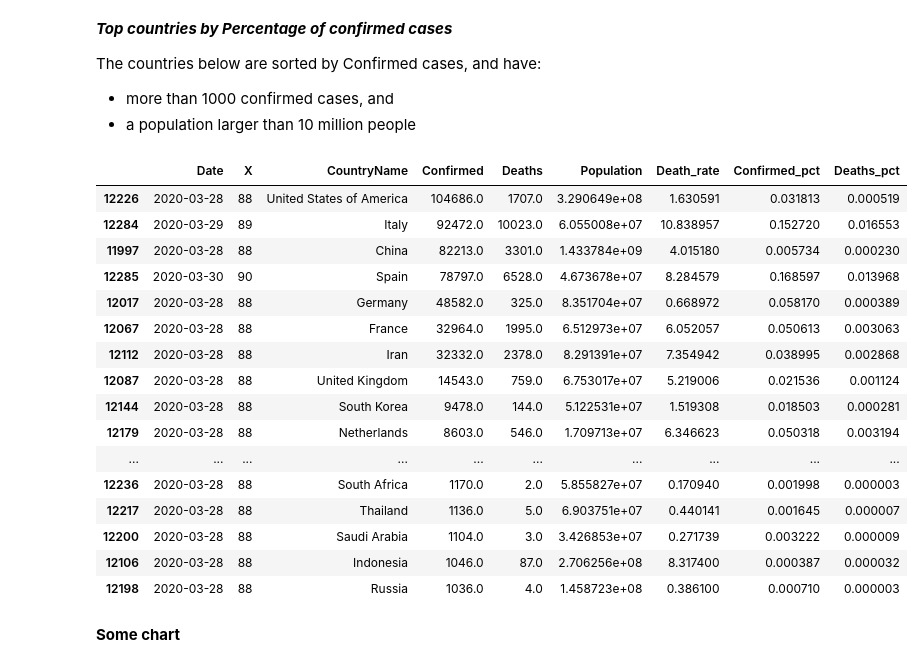
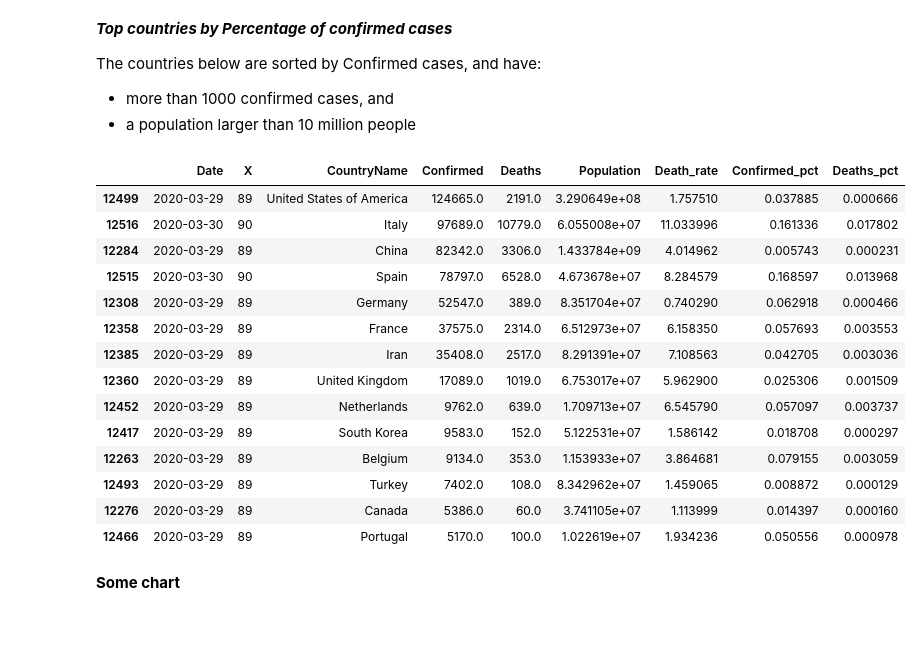
Before and after one commit to Covid-Analytics/covidanalytics.org, a Jupyter notebook: analysis/Covid19_world.ipynb, the cells around one changed output. Drawn from its saved outputs; the diff is of its cells as text; code cells hidden in the pictures; blank space fills up the shorter version.

```diff
--- a/analysis/Covid19_world.ipynb
+++ b/analysis/Covid19_world.ipynb
@@ -103,50 +104,48 @@ def oc__get_countries_by_day(df):
     # [select columns] take only the columns we care about
     df = df.loc[:, ['Date', 'X', 'CountryName', 'Confirmed', 'Deaths', 'Population']]
 
     # [add columns] normalize Confirmed and Deaths to the population (%)
     df['Death_rate'] = 100 * df['Deaths'] / df['Confirmed']
     df['Confirmed_pct'] = 100 * df['Confirmed'] / df['Population']
     df['Deaths_pct'] = 100 * df['Deaths'] / df['Population']
     return df
 
 
-def oc__get_ranked_countries(df, metric='Confirmed', min_population=10E+06, min_confirmed=1000):
+def oc__get_ranked_countries(df, metric='Confirmed', min_population=10E+06, min_confirmed=5000):
     # [unique] use the last frame of data (the freshest), unique by country
     df = df.drop_duplicates('CountryName', keep='last')
 
     # [snr] remove countries with fewer than this people
     df = df[df['Population'] > min_population]
 
     # [snr] remove countries with fewer than these cases
     df = df[df['Confirmed'] > min_confirmed]
 
     # [sort] by the metric, descending
     df = df.sort_values(metric, ascending=False)
     return df
 
 
 # get clean daily data for all countries from the 'Open-Covid-19' dataset
 countries_daily = oc__get_countries_by_day(df_oc)
 countries_ranked = oc__get_ranked_countries(countries_daily, metric='Confirmed')
 countries_ranked
 # %% [output]
 |  | Date | X | CountryName | Confirmed | Deaths | Population | Death_rate | Confirmed_pct | Deaths_pct |
-| 12226 | 2020-03-28 | 88 | United States of America | 104686.0 | 1707.0 | 3.290649e+08 | 1.630591 | 0.031813 | 0.000519 |
-| 12284 | 2020-03-29 | 89 | Italy | 92472.0 | 10023.0 | 6.055008e+07 | 10.838957 | 0.152720 | 0.016553 |
-| 11997 | 2020-03-28 | 88 | China | 82213.0 | 3301.0 | 1.433784e+09 | 4.015180 | 0.005734 | 0.000230 |
-| 12285 | 2020-03-30 | 90 | Spain | 78797.0 | 6528.0 | 4.673678e+07 | 8.284579 | 0.168597 | 0.013968 |
-| 12017 | 2020-03-28 | 88 | Germany | 48582.0 | 325.0 | 8.351704e+07 | 0.668972 | 0.058170 | 0.000389 |
-| 12067 | 2020-03-28 | 88 | France | 32964.0 | 1995.0 | 6.512973e+07 | 6.052057 | 0.050613 | 0.003063 |
-| 12112 | 2020-03-28 | 88 | Iran | 32332.0 | 2378.0 | 8.291391e+07 | 7.354942 | 0.038995 | 0.002868 |
-| 12087 | 2020-03-28 | 88 | United Kingdom | 14543.0 | 759.0 | 6.753017e+07 | 5.219006 | 0.021536 | 0.001124 |
-| 12144 | 2020-03-28 | 88 | South Korea | 9478.0 | 144.0 | 5.122531e+07 | 1.519308 | 0.018503 | 0.000281 |
-| 12179 | 2020-03-28 | 88 | Netherlands | 8603.0 | 546.0 | 1.709713e+07 | 6.346623 | 0.050318 | 0.003194 |
-| ... | ... | ... | ... | ... | ... | ... | ... | ... | ... |
-| 12236 | 2020-03-28 | 88 | South Africa | 1170.0 | 2.0 | 5.855827e+07 | 0.170940 | 0.001998 | 0.000003 |
-| 12217 | 2020-03-28 | 88 | Thailand | 1136.0 | 5.0 | 6.903751e+07 | 0.440141 | 0.001645 | 0.000007 |
-| 12200 | 2020-03-28 | 88 | Saudi Arabia | 1104.0 | 3.0 | 3.426853e+07 | 0.271739 | 0.003222 | 0.000009 |
-| 12106 | 2020-03-28 | 88 | Indonesia | 1046.0 | 87.0 | 2.706256e+08 | 8.317400 | 0.000387 | 0.000032 |
-| 12198 | 2020-03-28 | 88 | Russia | 1036.0 | 4.0 | 1.458723e+08 | 0.386100 | 0.000710 | 0.000003 |
+| 12499 | 2020-03-29 | 89 | United States of America | 124665.0 | 2191.0 | 3.290649e+08 | 1.757510 | 0.037885 | 0.000666 |
+| 12516 | 2020-03-30 | 90 | Italy | 97689.0 | 10779.0 | 6.055008e+07 | 11.033996 | 0.161336 | 0.017802 |
+| 12284 | 2020-03-29 | 89 | China | 82342.0 | 3306.0 | 1.433784e+09 | 4.014962 | 0.005743 | 0.000231 |
+| 12515 | 2020-03-30 | 90 | Spain | 78797.0 | 6528.0 | 4.673678e+07 | 8.284579 | 0.168597 | 0.013968 |
+| 12308 | 2020-03-29 | 89 | Germany | 52547.0 | 389.0 | 8.351704e+07 | 0.740290 | 0.062918 | 0.000466 |
+| 12358 | 2020-03-29 | 89 | France | 37575.0 | 2314.0 | 6.512973e+07 | 6.158350 | 0.057693 | 0.003553 |
+| 12385 | 2020-03-29 | 89 | Iran | 35408.0 | 2517.0 | 8.291391e+07 | 7.108563 | 0.042705 | 0.003036 |
+| 12360 | 2020-03-29 | 89 | United Kingdom | 17089.0 | 1019.0 | 6.753017e+07 | 5.962900 | 0.025306 | 0.001509 |
+| 12452 | 2020-03-29 | 89 | Netherlands | 9762.0 | 639.0 | 1.709713e+07 | 6.545790 | 0.057097 | 0.003737 |
+| 12417 | 2020-03-29 | 89 | South Korea | 9583.0 | 152.0 | 5.122531e+07 | 1.586142 | 0.018708 | 0.000297 |
+| 12263 | 2020-03-29 | 89 | Belgium | 9134.0 | 353.0 | 1.153933e+07 | 3.864681 | 0.079155 | 0.003059 |
+| 12493 | 2020-03-29 | 89 | Turkey | 7402.0 | 108.0 | 8.342962e+07 | 1.459065 | 0.008872 | 0.000129 |
+| 12276 | 2020-03-29 | 89 | Canada | 5386.0 | 60.0 | 3.741105e+07 | 1.113999 | 0.014397 | 0.000160 |
+| 12466 | 2020-03-29 | 89 | Portugal | 5170.0 | 100.0 | 1.022619e+07 | 1.934236 | 0.050556 | 0.000978 |
 # %% [markdown]
 
 **Some chart**
```
Also changed, not shown: parts of 3 cells of this notebook.
